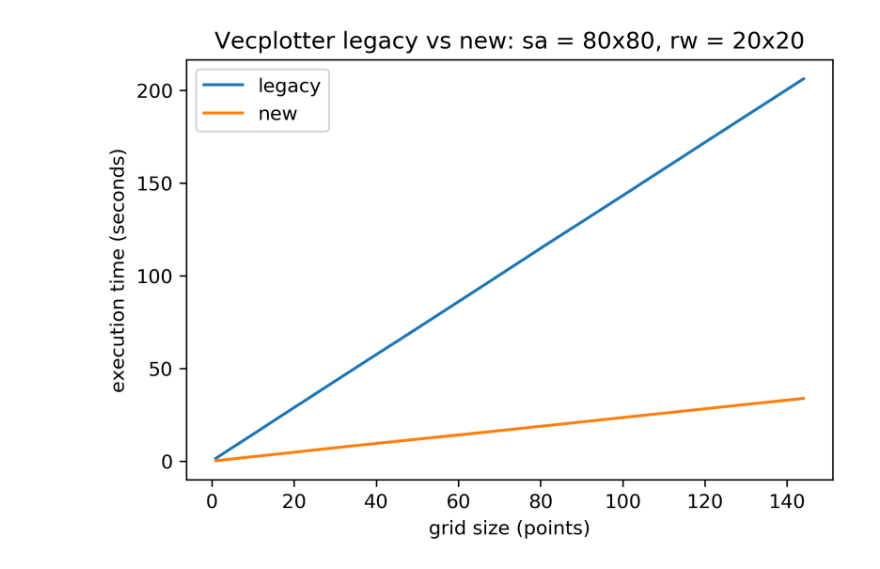
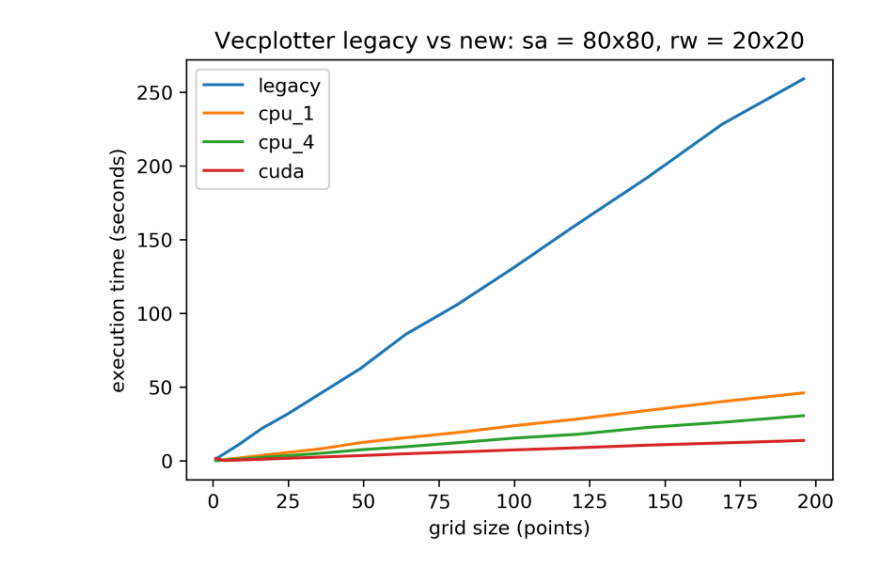
Before and after one commit to pikvic/pyvecplotter_torch, a Jupyter notebook: Benchmark.ipynb, the cells around one changed output. Cells and saved outputs as stored; diff of their text form; code cells hidden in the pictures.

Commit message:
Improved Benchmark.ipynb and added disable_cuda and num_threads options to pyvecplotter.py and vecplotter_torch_refactored.py

```diff
--- a/Benchmark.ipynb
+++ b/Benchmark.ipynb
@@ -67,26 +67,40 @@ nx, ny = 2, 2
 ssim_lim_lower = 0.7
 assim_lim_upper = 0.4
 
-npoints = list(range(1, 13))
+npoints = list(range(1, 15))
 # %%
 # BENCHMARK CYCLE
 times_legacy = []
-times_new = []
+times_cpu_1 = []
+times_cpu_4 = []
+times_cuda = []
 
 for np in npoints:
     nx, ny = np, np
 
     generate_config('config.xml', sa_cx, sa_cy, rw_cx, rw_cy, ssim_lim_lower, assim_lim_upper, left, top, step, nx, ny)
 
+    print(f'Nx, Ny, Npoints: {nx}, {ny}, {nx * ny}')
+
+    print('Running legacy...')
     t = time.time()
     process = subprocess.Popen(args, stdout=subprocess.PIPE)
     process.wait()
     times_legacy.append(time.time() - t)
 
+    print('Running new cpu 1 thread...')
     t = time.time()
-    pyvec.run_algorithm(file1, file2, config_file, output_file)
-    times_new.append(time.time() - t)
+    pyvec.run_algorithm(file1, file2, config_file, output_file, disable_cuda=True, num_threads=1)
+    times_cpu_1.append(time.time() - t)
 
-print(times_legacy)
-print(times_new)
+    print('Running new cpu 4 thread...')
+    t = time.time()
+    pyvec.run_algorithm(file1, file2, config_file, output_file, disable_cuda=True, num_threads=4)
+    times_cpu_4.append(time.time() - t)
+
+    print('Running new cuda...')
+    t = time.time()
+    pyvec.run_algorithm(file1, file2, config_file, output_file, disable_cuda=False, num_threads=4)
+    times_cuda.append(time.time() - t)
+    print('-'*80)
 # %% [output]
@@ -95,16 +134,18 @@ print(times_new)
 # %%
 fig = plt.figure(dpi=300)
 ax = plt.axes()
 nump = [n*n for n in npoints]
 ax.plot(nump, times_legacy, label='legacy')
-ax.plot(nump, times_new, label='new')
+ax.plot(nump, times_cpu_1, label='cpu_1')
+ax.plot(nump, times_cpu_4, label='cpu_4')
+ax.plot(nump, times_cuda, label='cuda')
 ax.legend()
 ax.set_title(f'Vecplotter legacy vs new: sa = {sa_cx}x{sa_cy}, rw = {rw_cx}x{rw_cy}')
 ax.set_xlabel('grid size (points)')
 ax.set_ylabel('execution time (seconds)')
 fig.savefig('vecplotter_benchmark.png')
 # %% [output]
-[figure, old version]
+[figure, new version]
 # %%
 vectors1 = read_result('filtered_output(0).txt')
 vectors2 = read_result('filtered_output.txt')
```
Also changed, not shown: parts of 3 cells of this notebook, 2 other files.
